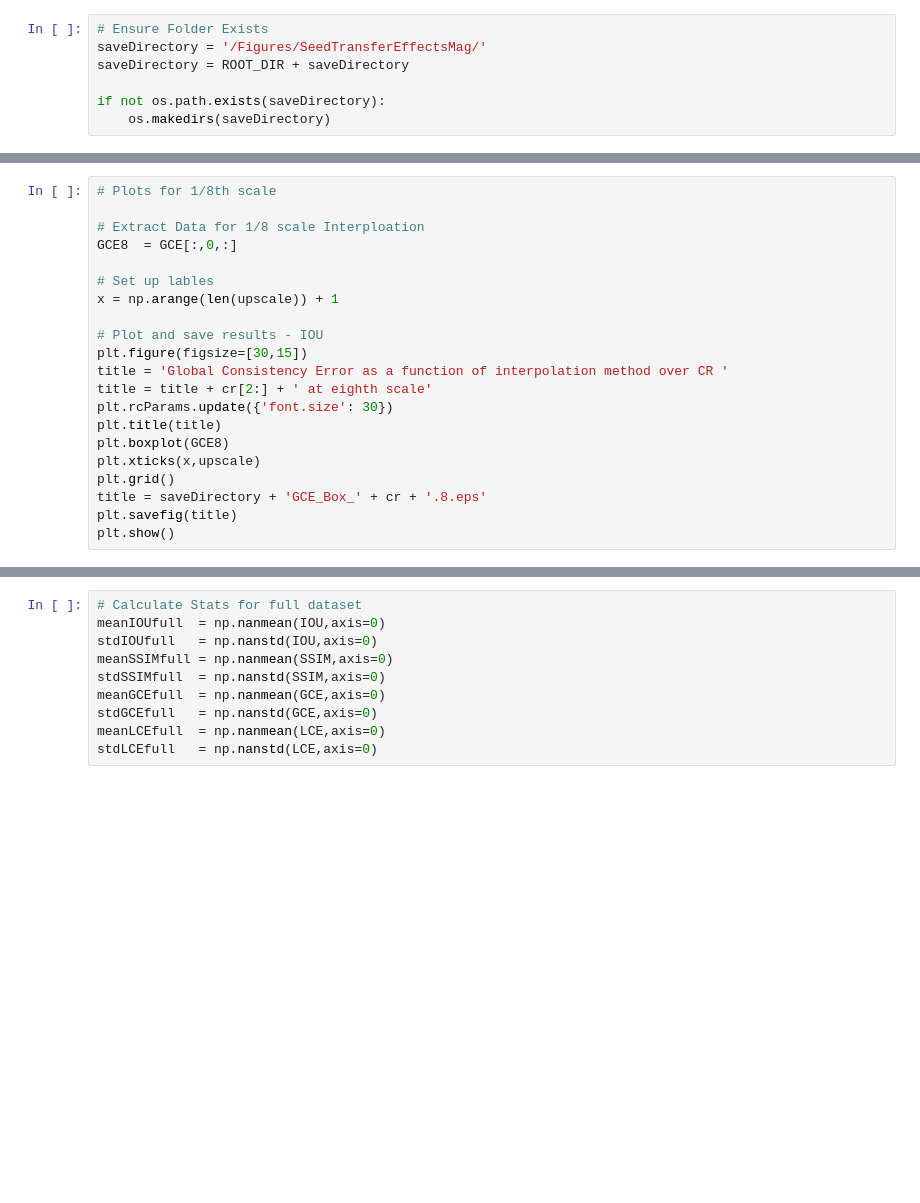
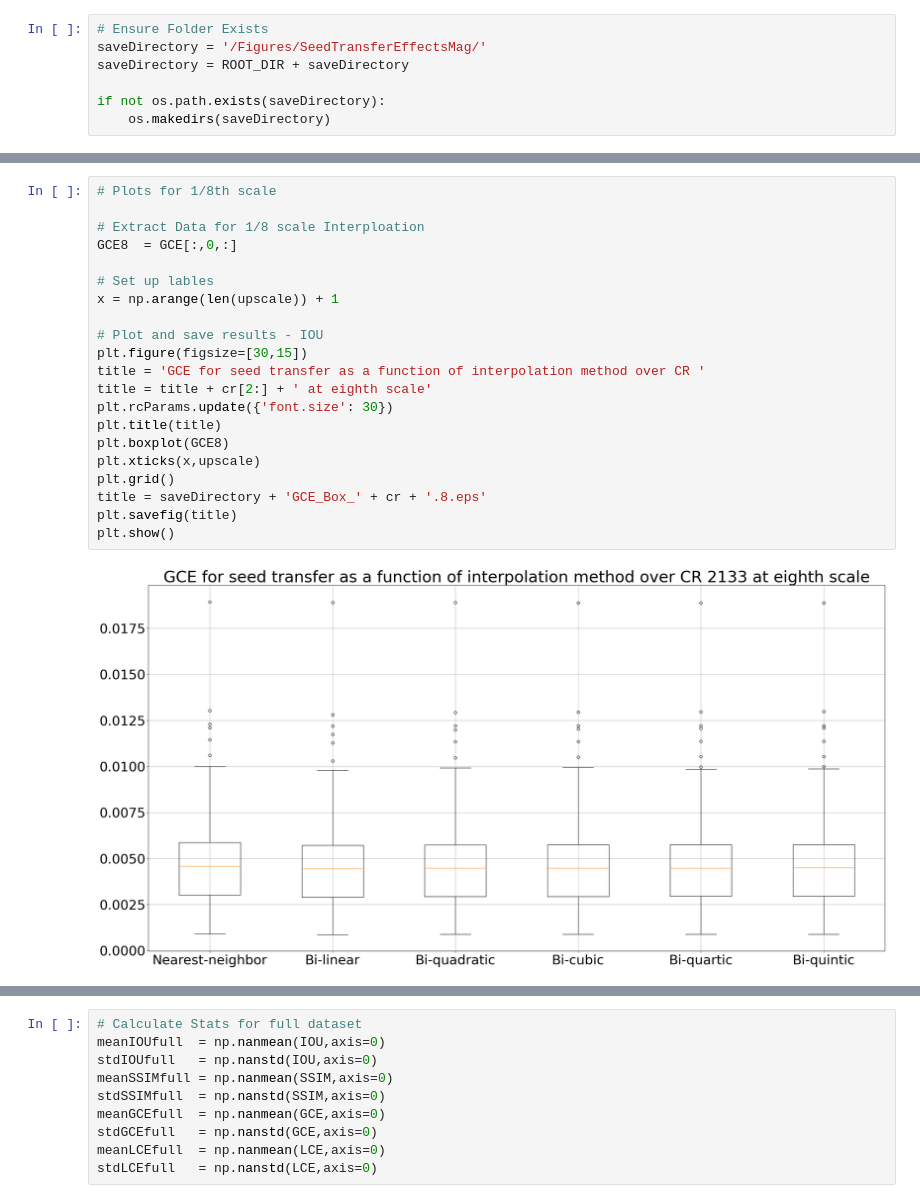
Before and after one commit to DuckDuckPig/CH-QUACK, a Jupyter notebook: HMI_Experiments/TestEvolutionMethods/SeedTransfer/Analysis/visulization_singleCR-BW_uni.ipynb, the cells around one changed output, grey strips where cells are left out. Cells and saved outputs as stored; diff of their text form; blank space fills up the shorter version.

```diff
--- a/HMI_Experiments/TestEvolutionMethods/SeedTransfer/Analysis/visulization_singleCR-BW_uni.ipynb
+++ b/HMI_Experiments/TestEvolutionMethods/SeedTransfer/Analysis/visulization_singleCR-BW_uni.ipynb
@@ -92,24 +101,26 @@ plt.show()
 # %%
 # Plots for 1/8th scale
 
 # Extract Data for 1/8 scale Interploation
 GCE8  = GCE[:,0,:]
 
 # Set up lables
 x = np.arange(len(upscale)) + 1
 
 # Plot and save results - IOU
 plt.figure(figsize=[30,15])
-title = 'Global Consistency Error as a function of interpolation method over CR '
+title = 'GCE for seed transfer as a function of interpolation method over CR '
 title = title + cr[2:] + ' at eighth scale'
 plt.rcParams.update({'font.size': 30})
 plt.title(title)
 plt.boxplot(GCE8)
 plt.xticks(x,upscale)
 plt.grid()
 title = saveDirectory + 'GCE_Box_' + cr + '.8.eps'
 plt.savefig(title)
 plt.show()
+# %% [output]
+[figure, added]
 # %%
 # Plots for 1/8th scale
 
```
Also changed, not shown: parts of 5 cells of this notebook, 4 other files.
